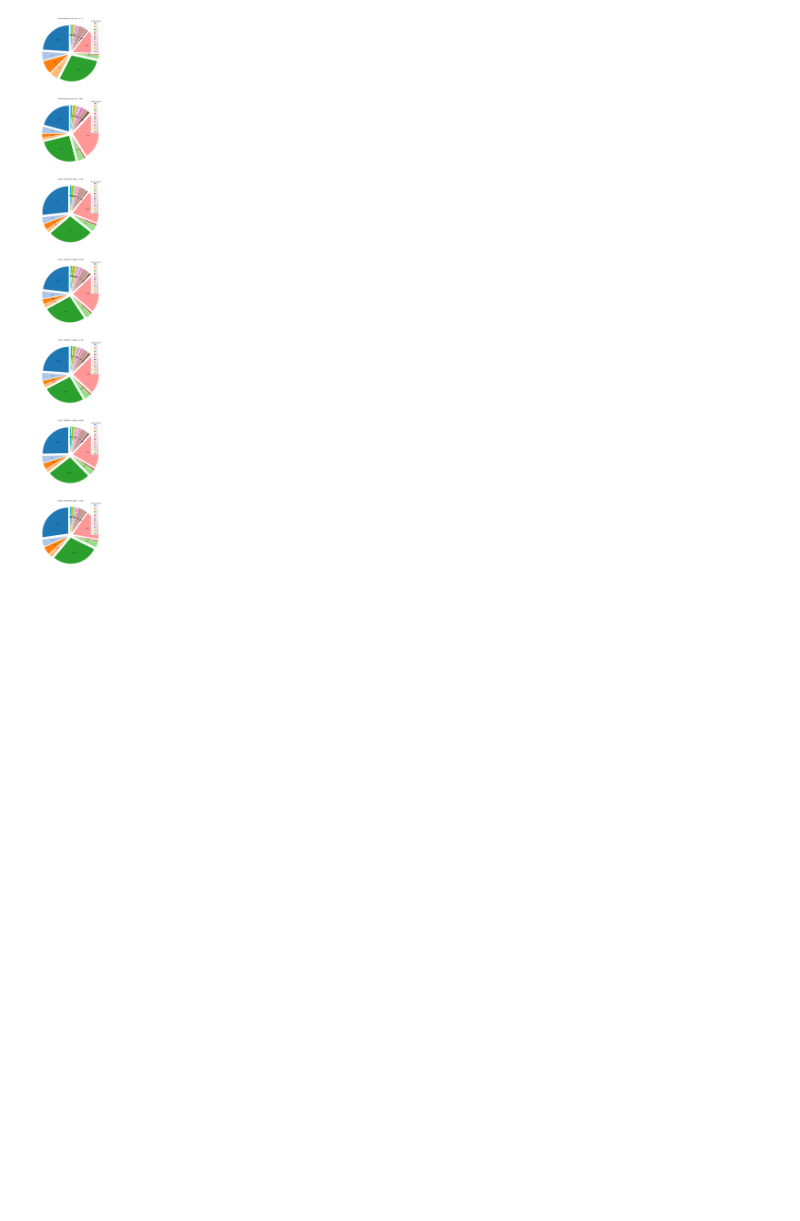
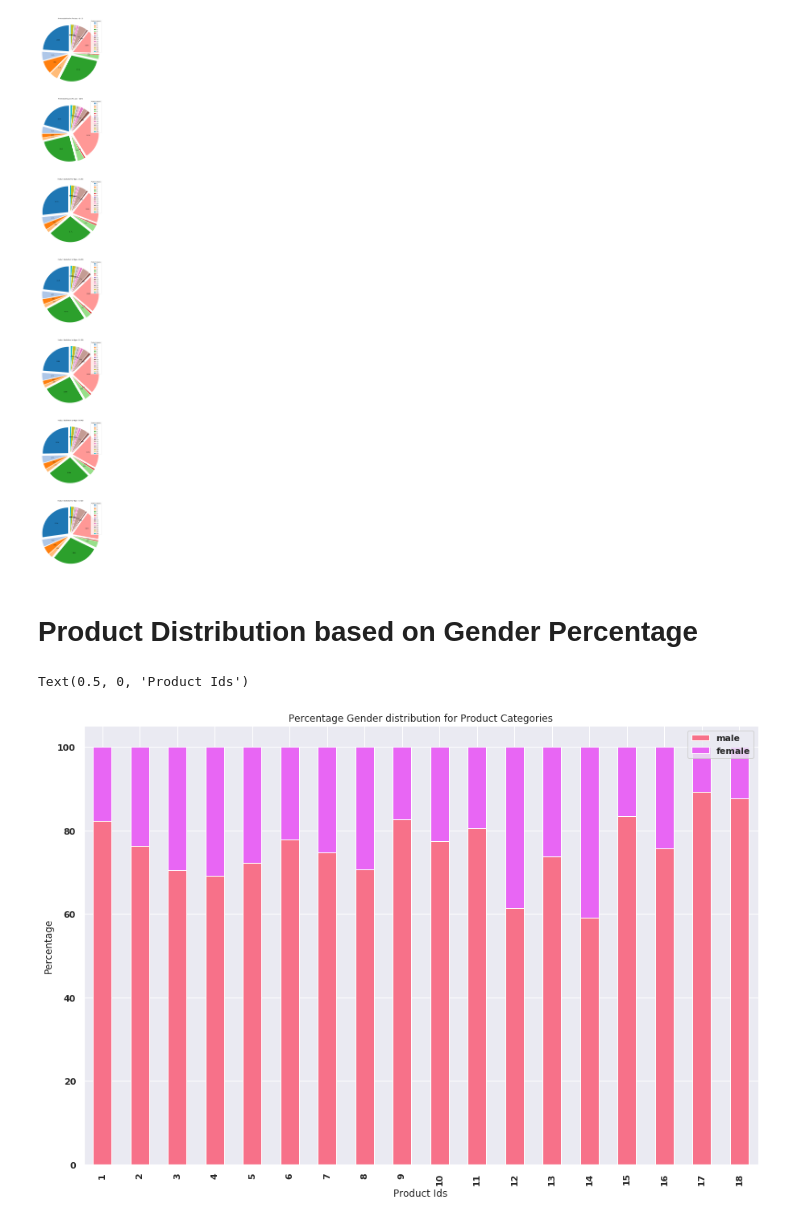
Before and after one commit to AkritiKapur/Black-Friday-Visualization, a Jupyter notebook: visualize.ipynb, the cells around one changed output. Saved outputs shown, nothing was run; the diff lists cells and outputs as text; code cells hidden in the pictures; blank space fills up the shorter version.

```diff
--- a/visualize.ipynb
+++ b/visualize.ipynb
@@ -74,3 +83,33 @@ for i in range(len(ages)):
 plt.show()
 # %% [output]
 [figure]
+# %% [markdown]
+# Product Distribution based on Gender Percentage
+# %%
+
+from matplotlib.colors import ListedColormap
+products = {
+    "male": [],
+    "female": []
+}
+
+for i in range(1, len(labels)+1):
+    # Find number of men in each product category
+    male_c = df[(df.Product_Category_1 == i) & (df.Gender == 'M')].count()[0]
+    # Find number of women in each product category
+    women_c = df[(df.Product_Category_1 == i) & (df.Gender == 'F')].count()[0]
+    total = male_c + women_c
+    products["male"].append(male_c/total * 100)
+    products["female"].append(women_c/total * 100)
+
+df2 = pd.DataFrame(products)
+
+ax = df2.plot.bar(stacked=True, colormap=ListedColormap(sns.color_palette("husl")), figsize=(15,10))
+ax.legend(loc='upper right')
+ax.set_xticklabels(labels)
+ax.set_title("Percentage Gender distribution for Product Categories")
+ax.set_ylabel("Percentage")
+ax.set_xlabel("Product Ids")
+# %% [output]
+Text(0.5, 0, 'Product Ids')
+[figure, added]
```
Also changed, not shown: parts of 6 cells of this notebook.
